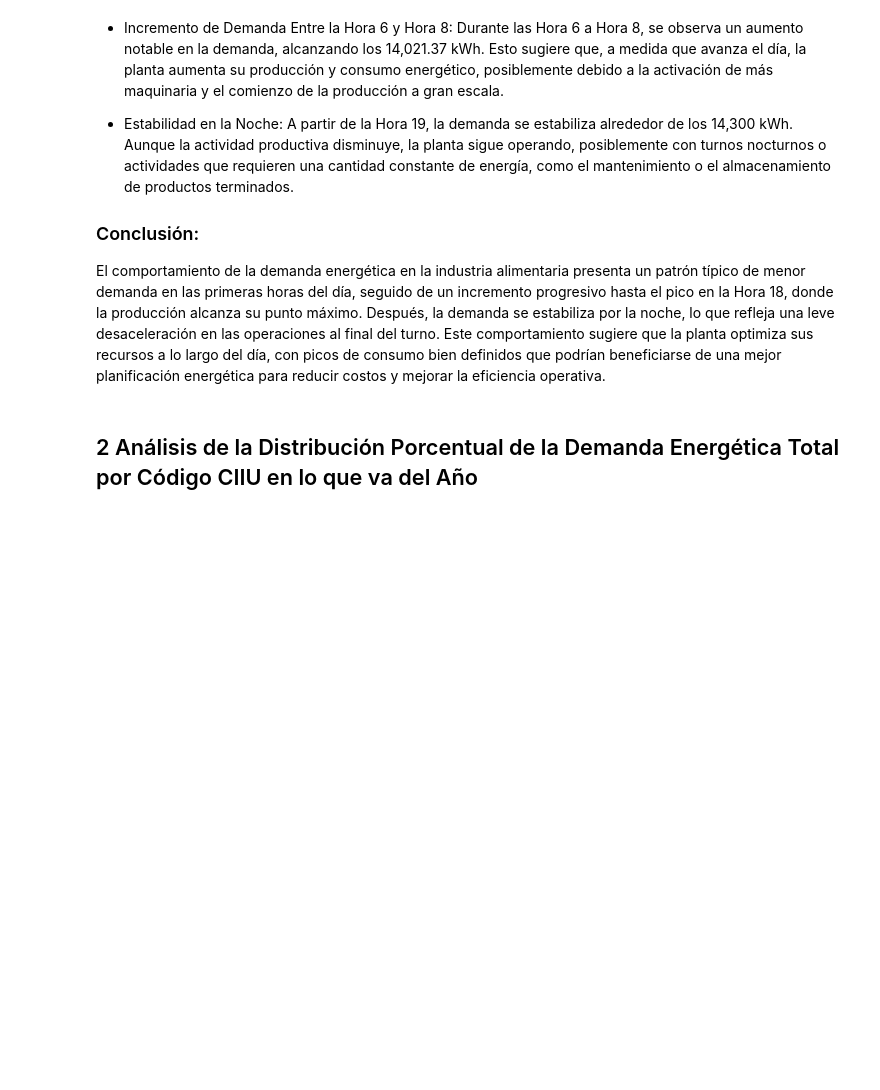
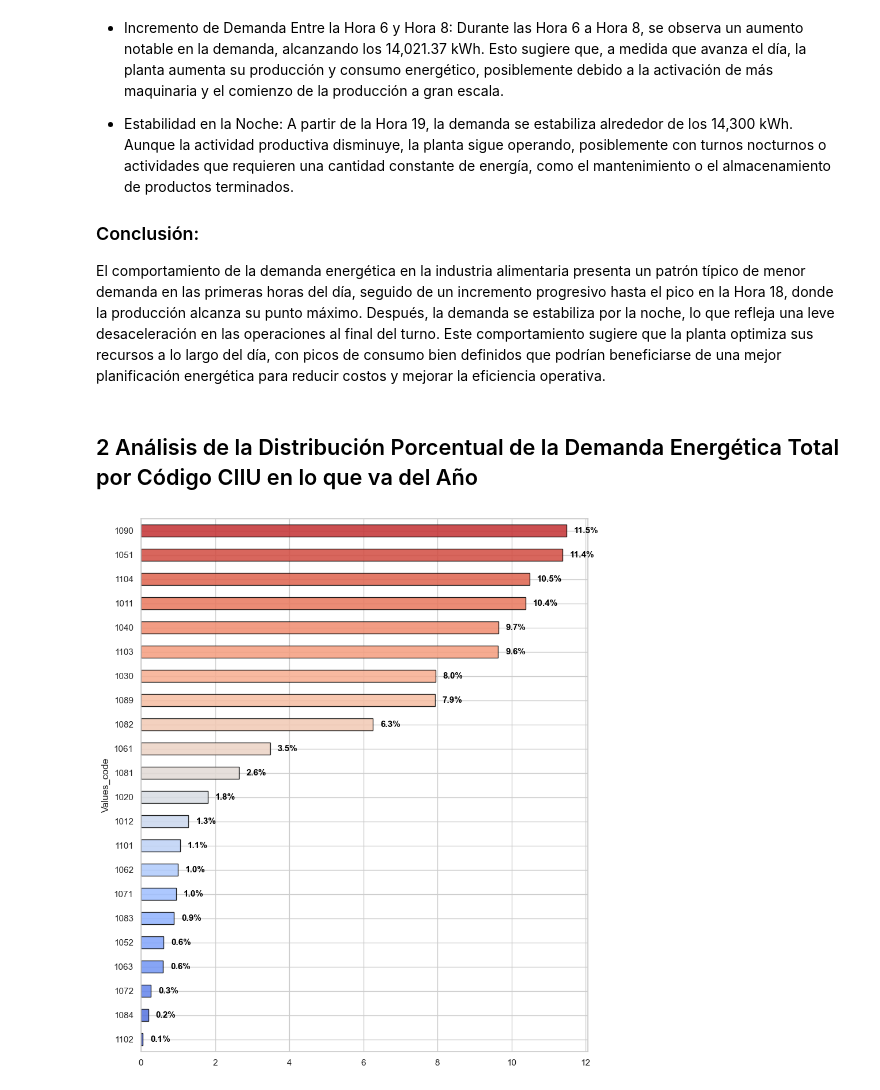
Before and after one commit to S00LEY/Talento-B_-Ing-Data, a Jupyter notebook: DemaComeNoReg_CIIU_Alimentos_2024.ipynb, the cells around one changed output. Cells and saved outputs as stored; diff of their text form; code cells hidden in the pictures; blank space fills up the shorter version.

Commit message:
:boom: Crear gráfico de barras horizontales

```diff
--- a/DemaComeNoReg_CIIU_Alimentos_2024.ipynb
+++ b/DemaComeNoReg_CIIU_Alimentos_2024.ipynb
@@ -247,12 +247,20 @@ El comportamiento de la demanda energética en la industria alimentaria presenta
 # %%
 # Calcular la demanda total por código CIIU
 df_total_by_ciiu = df_daily_reset.groupby('Values_code')['Total_Demanda_Dia'].sum()
 
 # Calcular el porcentaje
 total_demanda = df_total_by_ciiu.sum()
 df_percent_by_ciiu = (df_total_by_ciiu / total_demanda) * 100
 
 # Ordenar los datos
 df_percent_sorted = df_percent_by_ciiu.sort_values()
 sns.set(style="whitegrid")
 colors = sns.color_palette("coolwarm", len(df_percent_sorted))
+
+# Crear el gráfico de barras horizontales
+plt.figure(figsize=(10, 12))
+ax = df_percent_sorted.plot(kind='barh', color=colors, edgecolor='black', alpha=0.85)
+for i, v in enumerate(df_percent_sorted):
+    ax.text(v + 0.2, i, f'{v:.1f}%', va='center', fontsize=11, color='black', fontweight='bold')
+# %% [output]
+[figure, added]
```
